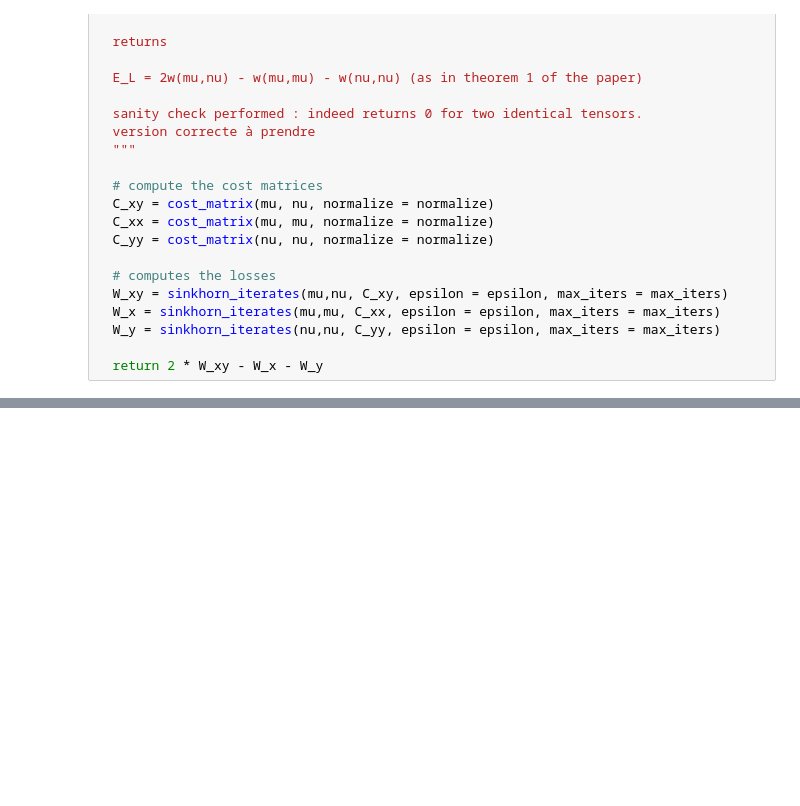
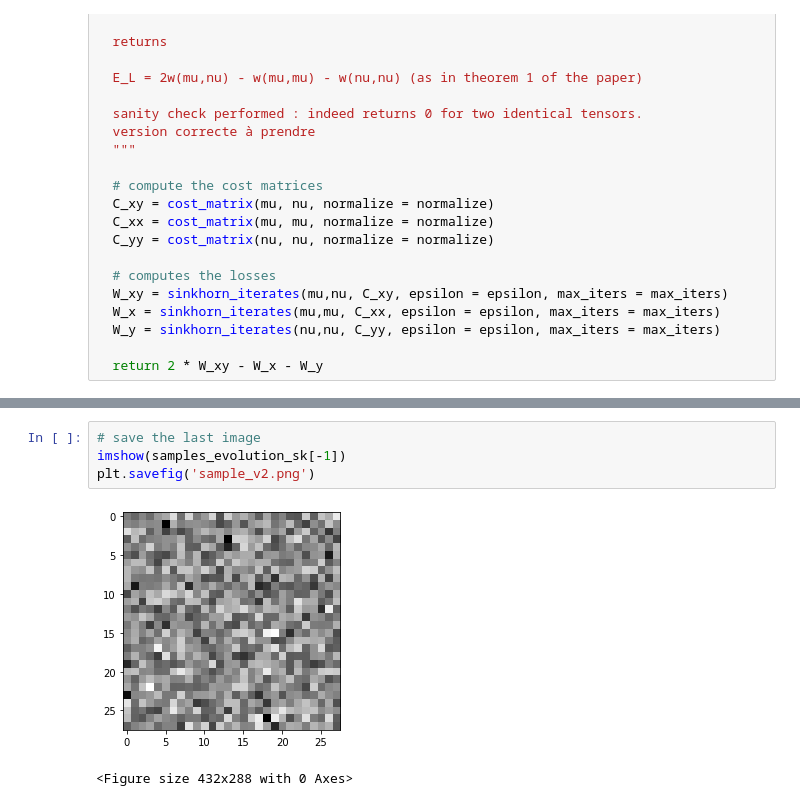
Before and after one commit to gabrielkasmi/ot_gan_ensae, a Jupyter notebook: autodiff_ot_gan.ipynb, the cells around one changed output, grey strips where cells are left out. Cells and saved outputs as stored; diff of their text form; blank space fills up the shorter version.

```diff
--- a/autodiff_ot_gan.ipynb
+++ b/autodiff_ot_gan.ipynb
@@ -596,0 +633,7 @@ RuntimeError: ignored
+# %%
+# save the last image
+imshow(samples_evolution_sk[-1])
+plt.savefig('sample_v2.png')
+# %% [output]
+[figure, added]
+<Figure size 432x288 with 0 Axes>
```
Also changed, not shown: parts of 18 cells of this notebook.
